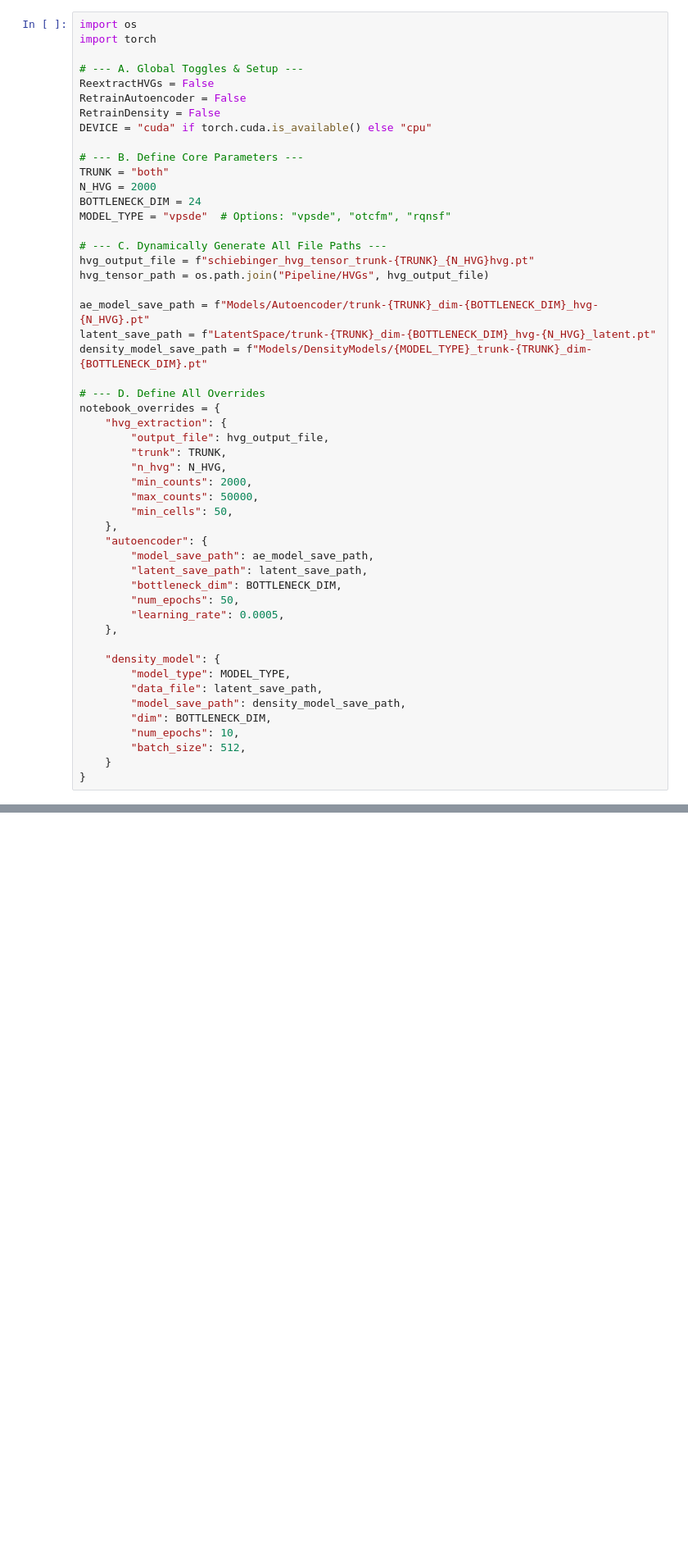
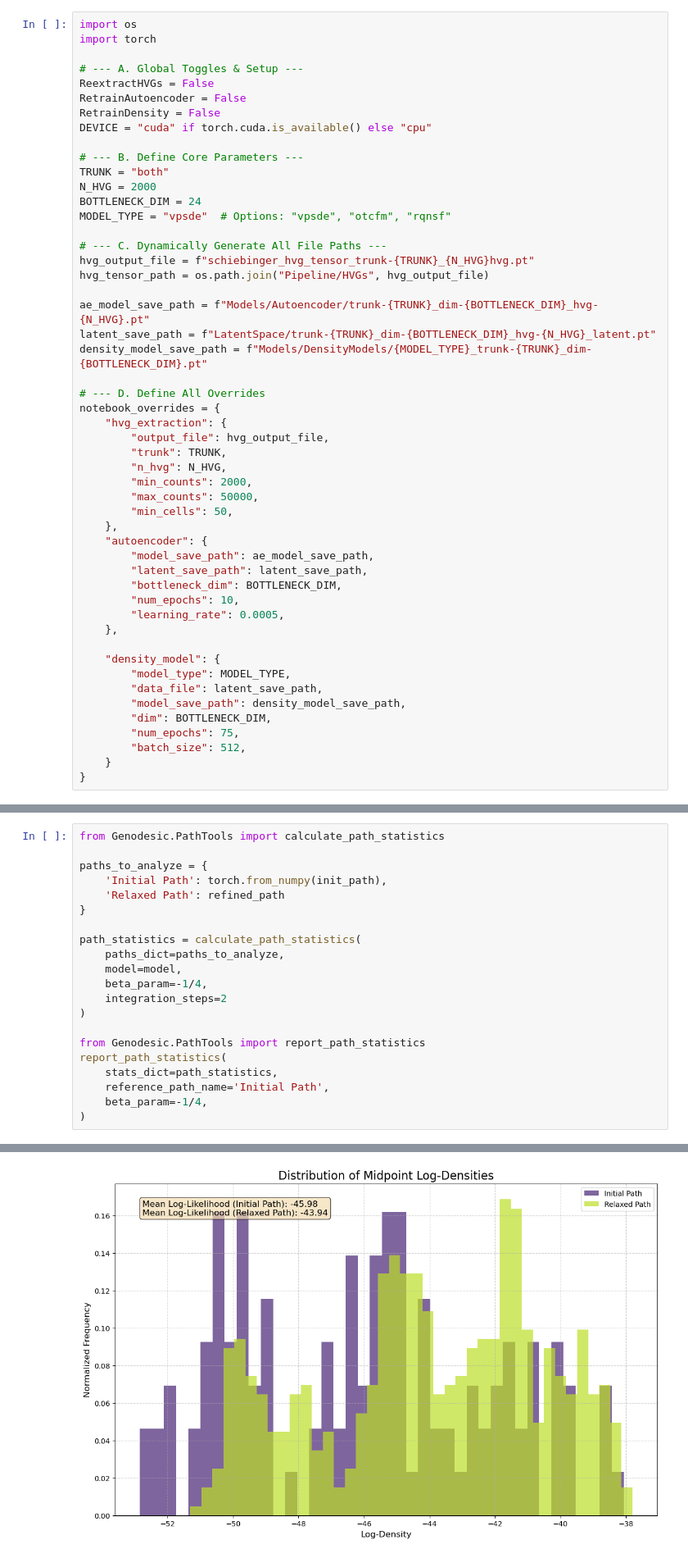
Before and after one commit to slausmeister/genodesic, a Jupyter notebook: Genodesic_tutorial.ipynb, the cells around one changed output, grey strips where cells are left out. Shown: that part at 82% size. Cells and saved outputs as stored; diff of their text form; blank space fills up the shorter version.

```diff
--- a/Genodesic_tutorial.ipynb
+++ b/Genodesic_tutorial.ipynb
@@ -57,7 +57,7 @@ notebook_overrides = {
         "model_save_path": ae_model_save_path,
         "latent_save_path": latent_save_path,
         "bottleneck_dim": BOTTLENECK_DIM,
-        "num_epochs": 50,
+        "num_epochs": 10,
         "learning_rate": 0.0005,
     },
 
@@ -66,7 +66,7 @@ notebook_overrides = {
         "data_file": latent_save_path,
         "model_save_path": density_model_save_path,
         "dim": BOTTLENECK_DIM,
-        "num_epochs": 10,
+        "num_epochs": 75,
         "batch_size": 512,
     }
 }
@@ -287,0 +247,22 @@ UMAP3D(
+# %%
+from Genodesic.PathTools import calculate_path_statistics
+
+paths_to_analyze = {
+    'Initial Path': torch.from_numpy(init_path),
+    'Relaxed Path': refined_path
+}
+
+path_statistics = calculate_path_statistics(
+    paths_dict=paths_to_analyze,
+    model=model,
+    beta_param=-1/4,
+    integration_steps=2
+)
+
+from Genodesic.PathTools import report_path_statistics
+report_path_statistics(
+    stats_dict=path_statistics,
+    reference_path_name='Initial Path',
+    beta_param=-1/4,
+)
+# %% [output]
@@ -287,0 +273 @@ UMAP3D(
+[figure, added]
```
Also changed, not shown: parts of 25 cells of this notebook, 2 other files.
